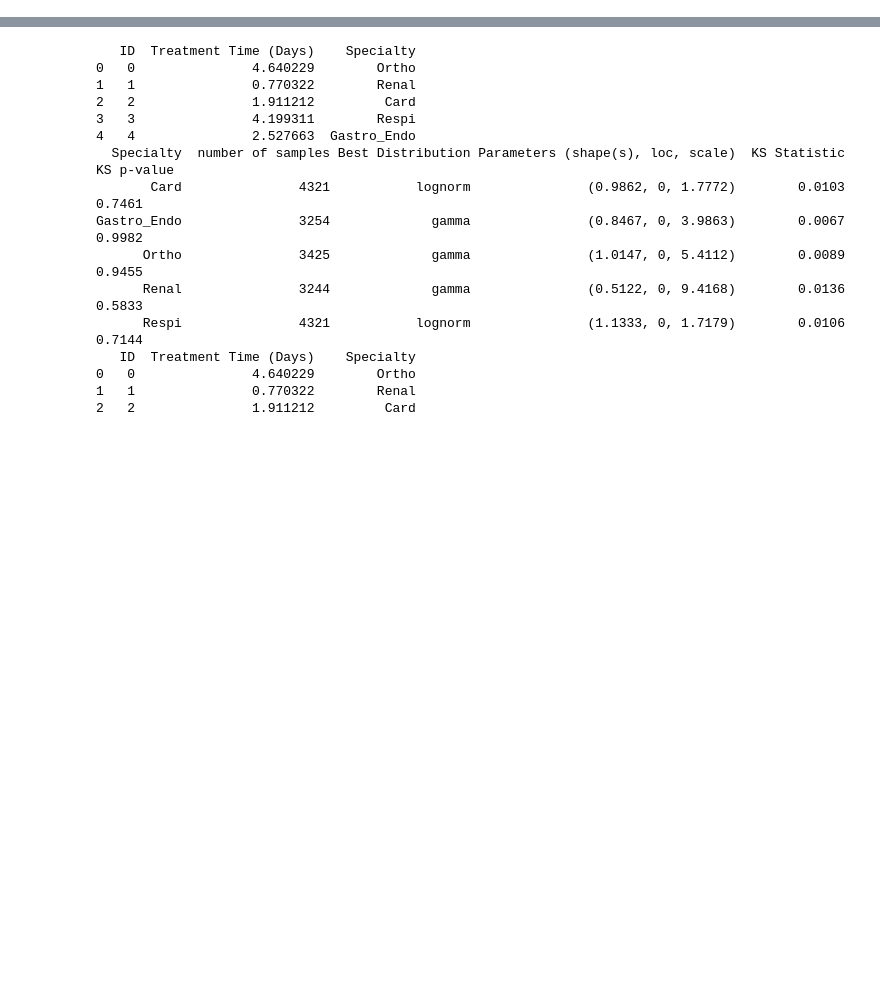
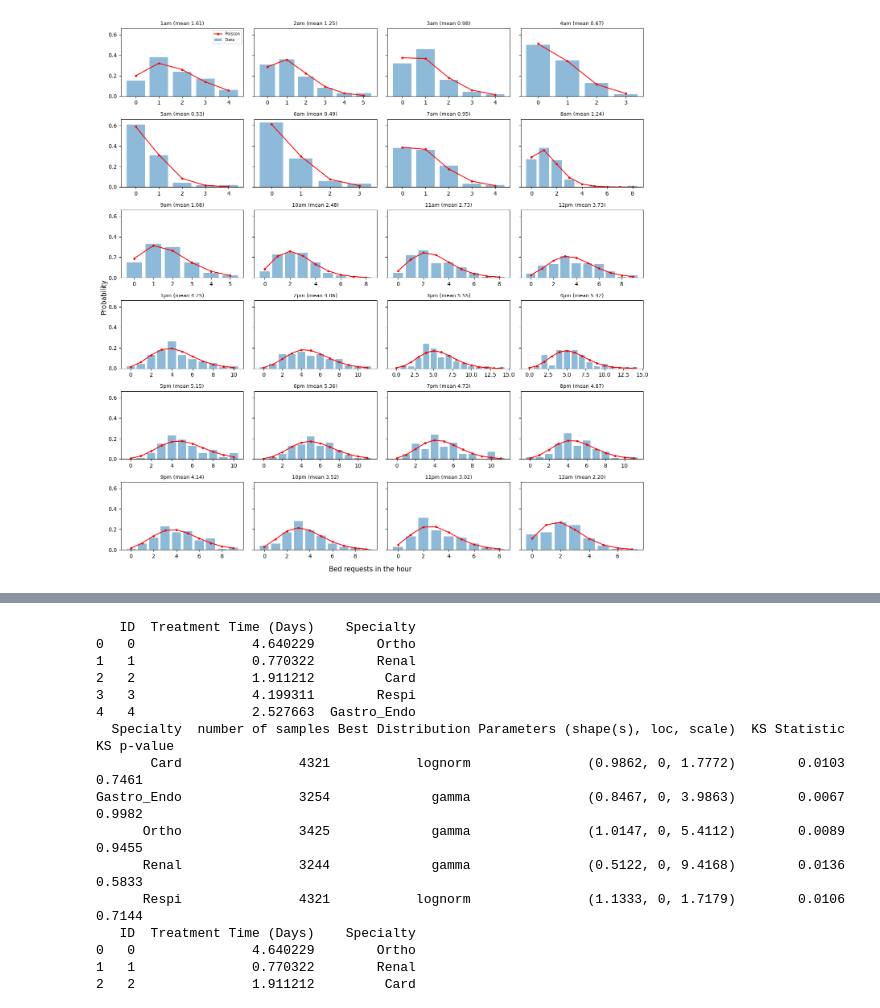
Before and after one commit to Juneeta7717/MIE360_Project, a Jupyter notebook: 360 project.ipynb, the cells around one changed output, grey strips where cells are left out. Cells and saved outputs as stored; diff of their text form; code cells hidden in the pictures; blank space fills up the shorter version.

```diff
--- a/360 project.ipynb
+++ b/360 project.ipynb
@@ -20,0 +121,20 @@ Note: you may need to restart the kernel to use updated packages.
+# %%
+#by the hour
+row = []
+
+for hr in hours:
+    s =  data_arrival[hr].values
+    fits = {d: fitdist(s,d) for d in distributions}
+    aic = {d: 2*kp - 2*fd.logpmf(s).sum() for d, (fd, kp) in fits.items()}
+    best = min(aic, key=aic.get)
+    p_pois = gofstat(s, *fits['poisson'])[2]
+    p_nbinom = gofstat(s, *fits['nbinom'])[2]
+    row.append(dict(Hour=hr, mean=round(s.mean(), 3), variance=round(s.var(ddof=1), 3), Best_by_AIC=best,
+                         AIC_poisson=round(aic['poisson'], 1), AIC_nbinom=round(aic['nbinom'], 1), Poisson_chi2_p=round(p_pois, 4), NegBin_chi2_p=round(p_nbinom, 4)))
+
+by_hour = pd.DataFrame(row)
+print(by_hour.to_string(index=False))
+
+print('Hours where Poisson has the lowest AIC:', int((by_hour.Best_by_AIC == 'poisson').sum()), 'of 24')
+print('Hours where Poisson is rejected at 5%:', int((by_hour.Poisson_chi2_p < 0.05).sum()), 'of 24')
+print('Hours where NegBin is rejected at 5%:', int((by_hour.NegBin_chi2_p < 0.05).sum()), 'of 24')
@@ -20,0 +159,15 @@ Note: you may need to restart the kernel to use updated packages.
+# %%
+#the fit distribution if by the hour confirming the appropriate distribution is a non-homogenous Poisson process
+fig, axes = plt.subplots(6, 4, figsize=(14, 14), sharey=True)
+for ax, hr in zip(axes.ravel(), hours):
+    s = data_arrival[hr].values
+    fd, _ = fitdist(s, 'poisson')
+    k = np.arange(s.max() + 1)
+    ax.bar(k, [(s == i).mean() for i in k], alpha=0.5, label='Data')
+    ax.plot(k, fd.pmf(k), 'ro-', ms=3, label='Poisson')
+    ax.set_title(f'{hr} (mean {s.mean():.2f})', fontsize=9)
+axes[0, 0].legend(fontsize=7)
+fig.supxlabel('Bed requests in the hour'); fig.supylabel('Probability')
+plt.tight_layout(); plt.show()
+# %% [output]
+[figure, added]
```
Also changed, not shown: parts of 11 cells of this notebook, 1 other file.
